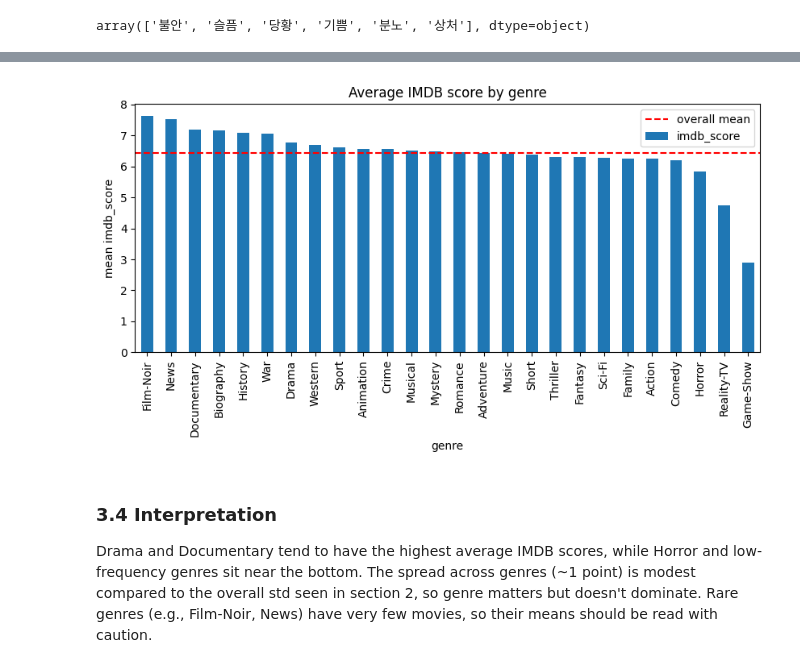
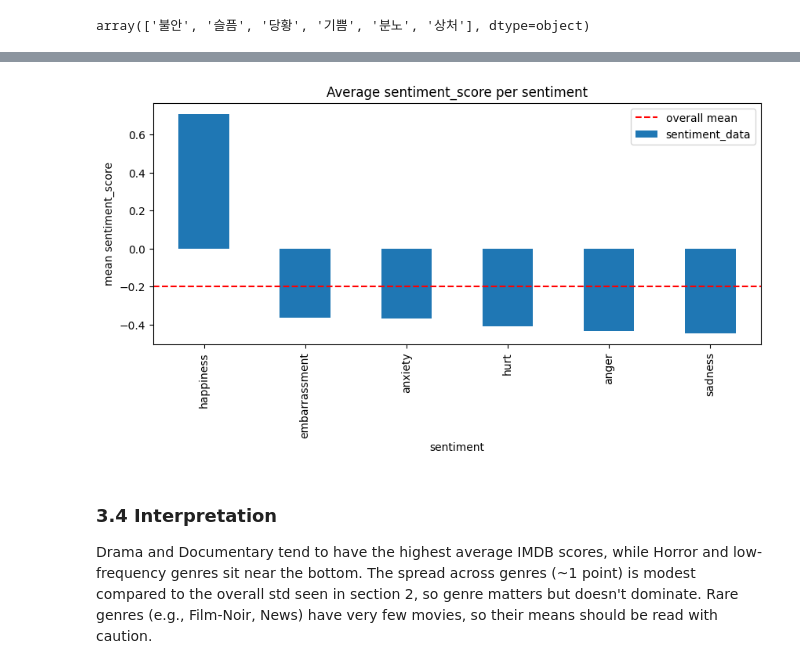
Before and after one commit to 202503660-ai/NLP_for_SocialScience, a Jupyter notebook: asgmt1_explore_your_dataset.ipynb, the cells around one changed output, grey strips where cells are left out. Cells and saved outputs as stored; diff of their text form; code cells hidden in the pictures.

```diff
--- a/asgmt1_explore_your_dataset.ipynb
+++ b/asgmt1_explore_your_dataset.ipynb
@@ -264,7 +284,7 @@ dtype: int64
 
 The dataset covers ~5000 movies spanning a wide range of release years, with `imdb_score` roughly normally distributed but `budget` and `gross` strongly right-skewed (a few blockbusters pull the mean far above the median). Variables like `gross`, `budget`, and `content_rating` have substantial missing values, so any analysis using them should drop or impute carefully. Categorical variables such as `director_name` and `actor_1_name` have thousands of unique values, meaning most directors/actors appear in only one or two films.
 # %%
-df_raw.rename(columns={'sex': '성별', 'age': '연령'}, inplace=True)
+df_raw.rename(columns={'추론_감성_점수': 'sentiment_data'}, inplace=True)
 # %% [markdown]
 ## 2. Check distributions, z-score transform, visualize (1pt)
 
@@ -324,7 +327,7 @@ WARNING:matplotlib.font_manager:findfont: Font family 'Malgun Gothic' not found.
 # %%
 # 2.3 Z-score transform
-df_raw['zscore'] = df_raw['Unnamed: 0'].apply(
-    lambda x: (x - df_raw['Unnamed: 0'].mean()) / df_raw['Unnamed: 0'].std()
+df_raw['zscore'] = df_raw['sentiment_data'].apply(
+    lambda x: (x - df_raw['sentiment_data'].mean()) / df_raw['sentiment_data'].std()
 )
-df_raw[['Unnamed: 0', 'zscore']].head()
+df_raw[['sentiment_data', 'zscore']].head()
 # %% [output]
@@ -438,5 +407,5 @@ Least frequent: sadness (1003)
 # %%
-# 3.2 Average IMDB score per genre
-genre_means = df_genre.groupby('genre')['imdb_score'].mean().sort_values(ascending=False)
-genre_means
+# 3.2 Average sentiment_data per sentiment
+sentiment_means = df_sentiment.groupby('sentiment')['sentiment_data'].mean().sort_values(ascending=False)
+sentiment_means
 # %% [output]
@@ -461,13 +420,13 @@ genre_means
 dtype: float64
 # %%
 # 3.3 Visualize group differences
-genre_means.plot(kind='bar', figsize=(10, 4), title='Average IMDB score by genre')
-plt.ylabel('mean imdb_score')
-plt.axhline(df_raw['imdb_score'].mean(), color='red', linestyle='--', label='overall mean')
+sentiment_means.plot(kind='bar', figsize=(10, 4), title='Average sentiment_score per sentiment')
+plt.ylabel('mean sentiment_score')
+plt.axhline(df_raw['sentiment_data'].mean(), color='red', linestyle='--', label='overall mean')
 plt.legend()
 plt.show()
 # %% [output]
-[figure, old version]
+[figure, new version]
 # %% [markdown]
 ### 3.4 Interpretation
 
```
Also changed, not shown: parts of 14 cells of this notebook.
